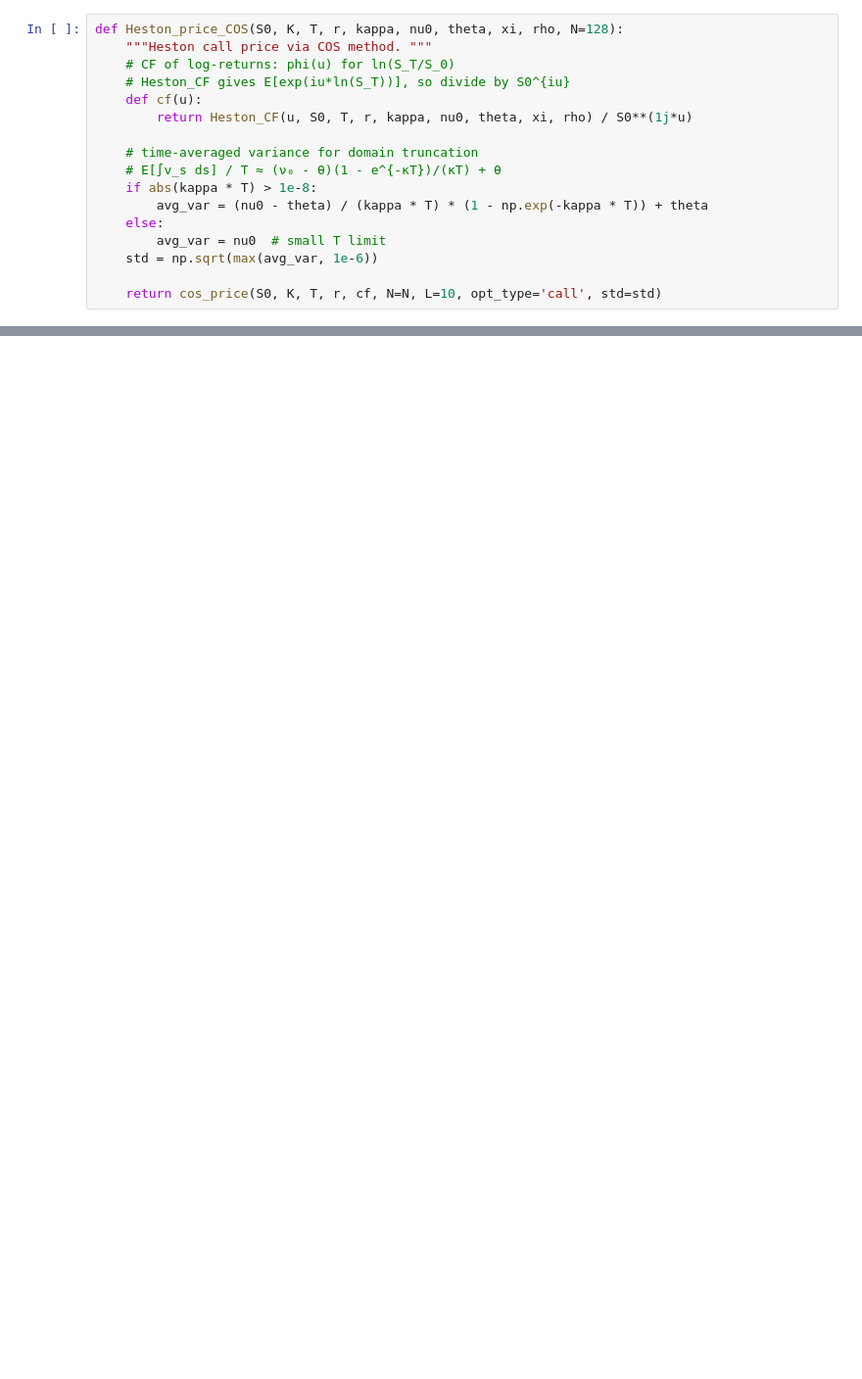
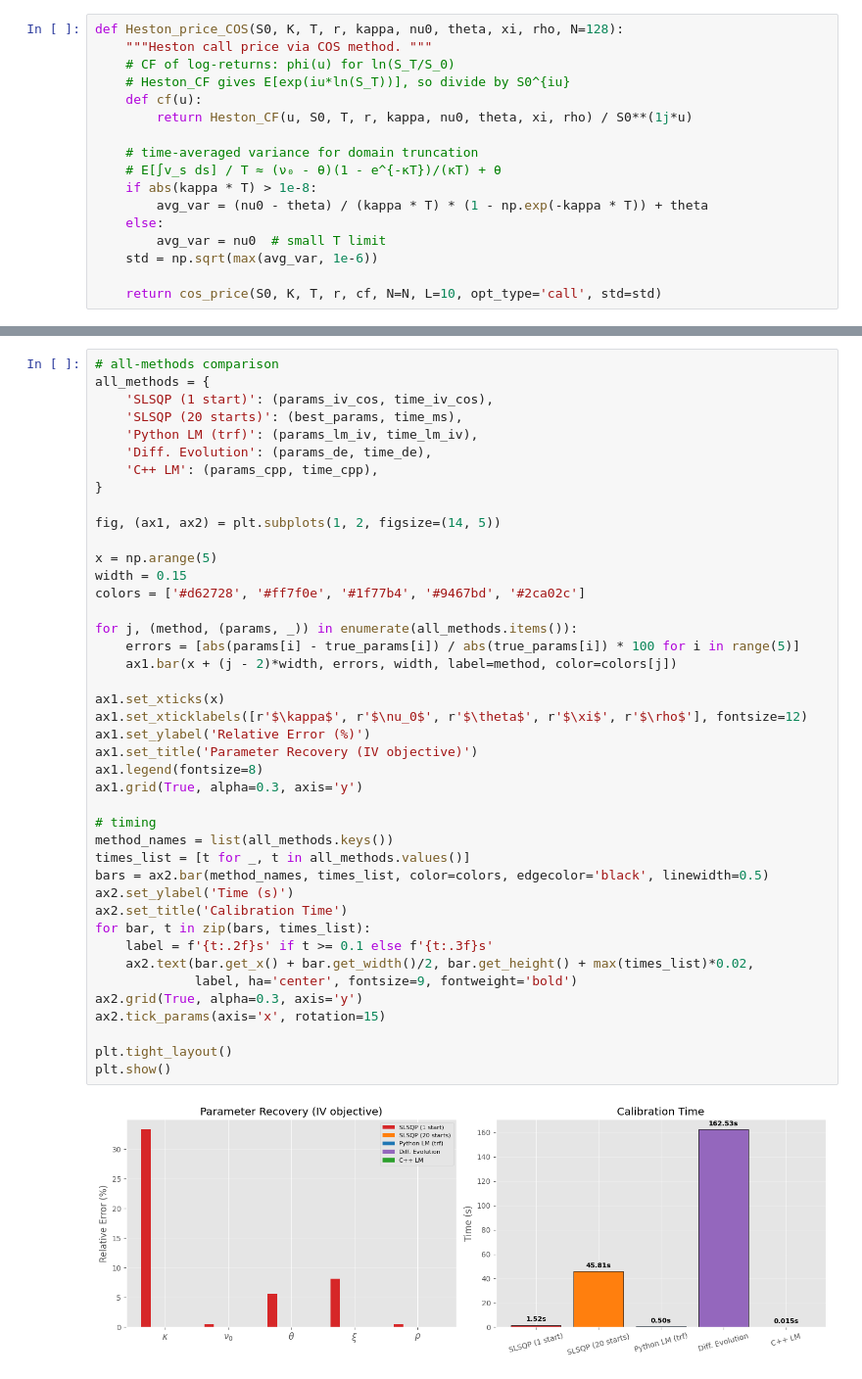
Before and after one commit to libapatrik/Quantitative-Finance-Book, a Jupyter notebook: char_functions/03_heston_calibration.ipynb, the cells around one changed output, grey strips where cells are left out. Shown at 98% size. Drawn from its saved outputs; the diff is of its cells as text; blank space fills up the shorter version.

```diff
--- a/char_functions/03_heston_calibration.ipynb
+++ b/char_functions/03_heston_calibration.ipynb
@@ -506,0 +453,44 @@ Max |error| HestonSLV:   260 bps
+# %%
+# all-methods comparison
+all_methods = {
+    'SLSQP (1 start)': (params_iv_cos, time_iv_cos),
+    'SLSQP (20 starts)': (best_params, time_ms),
+    'Python LM (trf)': (params_lm_iv, time_lm_iv),
+    'Diff. Evolution': (params_de, time_de),
+    'C++ LM': (params_cpp, time_cpp),
+}
+
+fig, (ax1, ax2) = plt.subplots(1, 2, figsize=(14, 5))
+
+x = np.arange(5)
+width = 0.15
+colors = ['#d62728', '#ff7f0e', '#1f77b4', '#9467bd', '#2ca02c']
+
+for j, (method, (params, _)) in enumerate(all_methods.items()):
+    errors = [abs(params[i] - true_params[i]) / abs(true_params[i]) * 100 for i in range(5)]
+    ax1.bar(x + (j - 2)*width, errors, width, label=method, color=colors[j])
+
+ax1.set_xticks(x)
+ax1.set_xticklabels([r'$\kappa$', r'$\nu_0$', r'$\theta$', r'$\xi$', r'$\rho$'], fontsize=12)
+ax1.set_ylabel('Relative Error (%)')
+ax1.set_title('Parameter Recovery (IV objective)')
+ax1.legend(fontsize=8)
+ax1.grid(True, alpha=0.3, axis='y')
+
+# timing
+method_names = list(all_methods.keys())
+times_list = [t for _, t in all_methods.values()]
+bars = ax2.bar(method_names, times_list, color=colors, edgecolor='black', linewidth=0.5)
+ax2.set_ylabel('Time (s)')
+ax2.set_title('Calibration Time')
+for bar, t in zip(bars, times_list):
+    label = f'{t:.2f}s' if t >= 0.1 else f'{t:.3f}s'
+    ax2.text(bar.get_x() + bar.get_width()/2, bar.get_height() + max(times_list)*0.02,
+             label, ha='center', fontsize=9, fontweight='bold')
+ax2.grid(True, alpha=0.3, axis='y')
+ax2.tick_params(axis='x', rotation=15)
+
+plt.tight_layout()
+plt.show()
+# %% [output]
+[figure, added]
```
Also changed, not shown: parts of 30 cells of this notebook, 2 other files.
